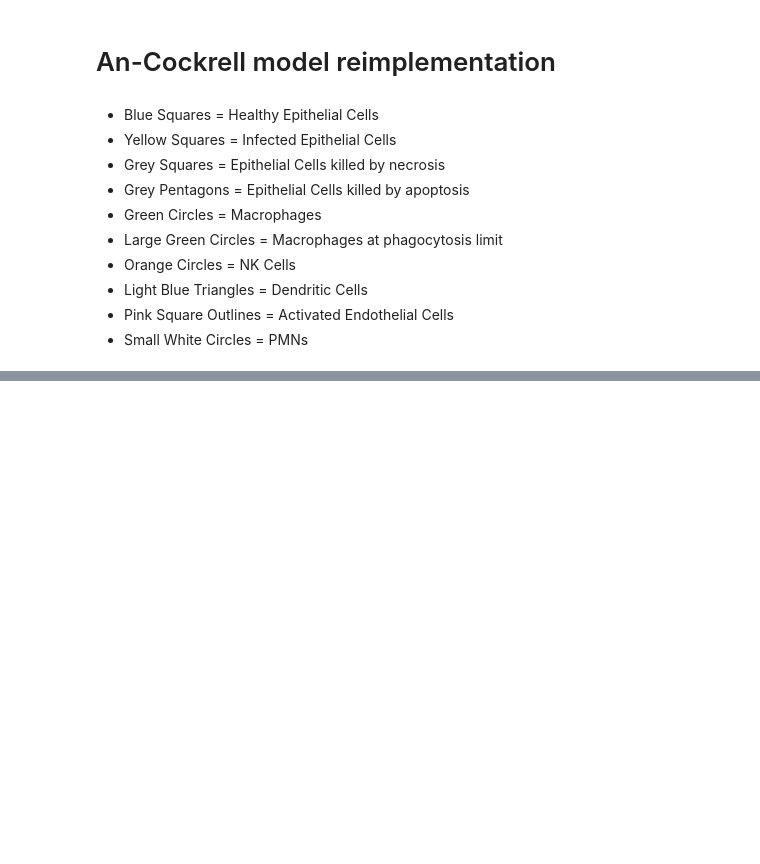
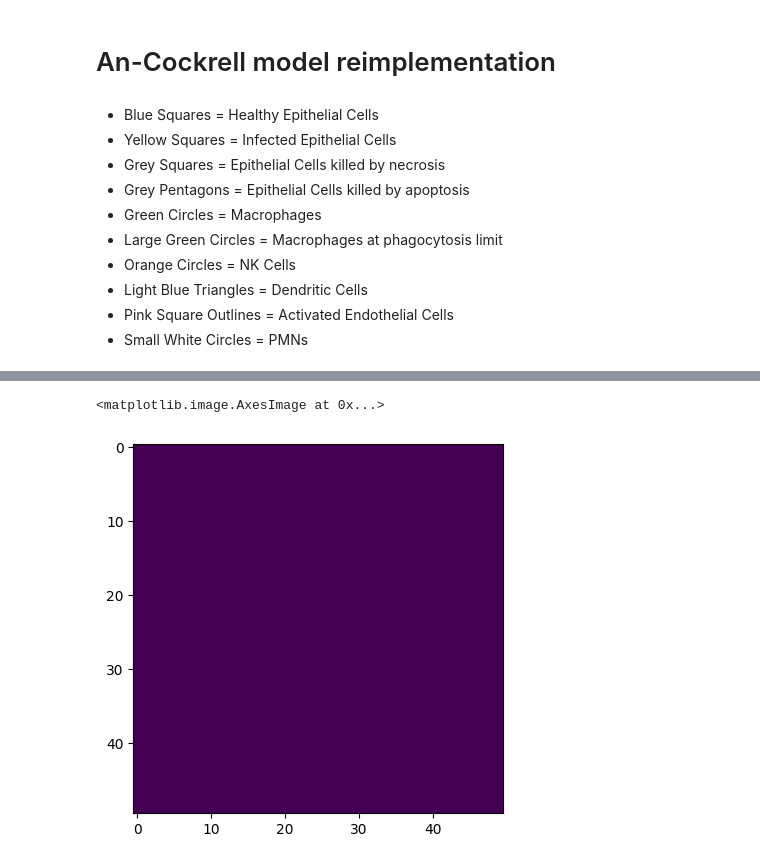
Before and after one commit to knappa/learning-and-control-of-abms, a Jupyter notebook: An_Cockrell_model.ipynb, the cells around one changed output, grey strips where cells are left out. Cells and saved outputs as stored; diff of their text form; code cells hidden in the pictures; blank space fills up the shorter version.

```diff
--- a/An_Cockrell_model.ipynb
+++ b/An_Cockrell_model.ipynb
@@ -117,0 +167,7 @@ model.plot_agents(ax)
+# %%
+plt.imshow(
+            model.epithelium == 3
+        )
+# %% [output]
+<matplotlib.image.AxesImage at 0x...>
+[figure, added]
```
Also changed, not shown: parts of 9 cells of this notebook, 1 other file.
